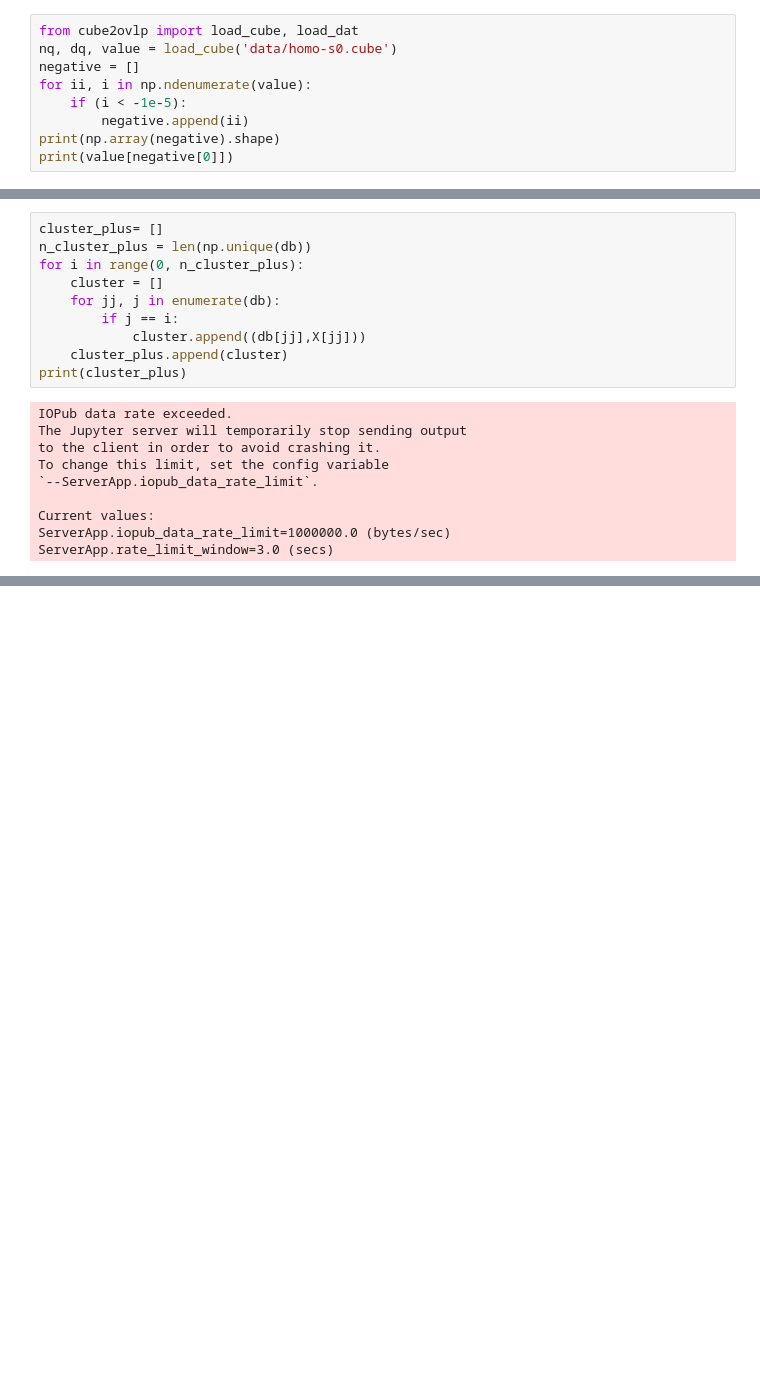
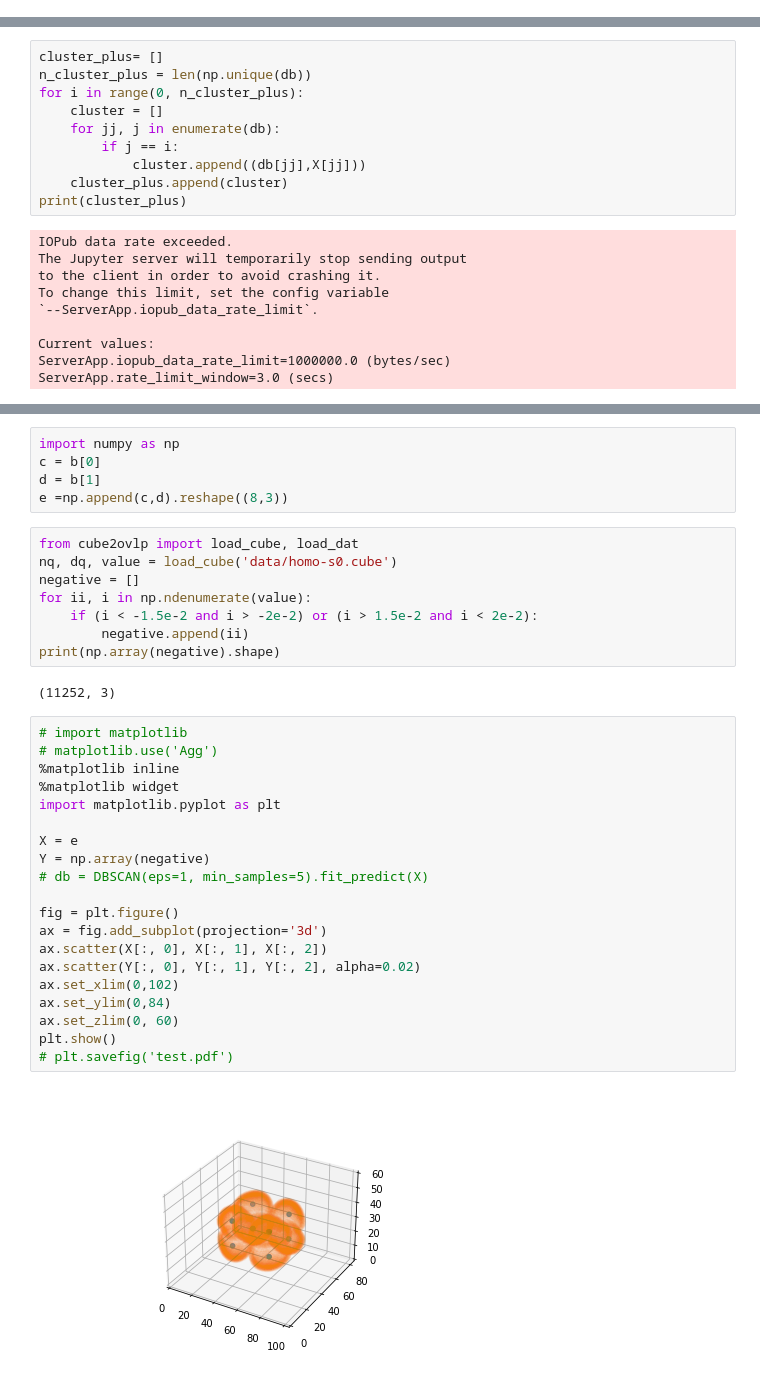
Before and after one commit to dgg95223/ML_Coupling, a Jupyter notebook: Untitled.ipynb, the cells around one changed output, grey strips where cells are left out. Saved outputs shown, nothing was run; the diff lists cells and outputs as text; blank space fills up the shorter version.

```diff
--- a/Untitled.ipynb
+++ b/Untitled.ipynb
@@ -113,12 +113,3 @@ print(db)
 # %% [output]
 [0 0 0 0 0 0 0 0 0 0 0 0 0 0 0 0 0 0 0 0 0 0 0 0 0 0 0 1 1 1 1 1 1 1 1 1 1
  1 1 1 1 1 1 1 1 1 1 1 1 1 1 1 1 1]
-# %%
-from cube2ovlp import load_cube, load_dat
-nq, dq, value = load_cube('data/homo-s0.cube')
-negative = []
-for ii, i in np.ndenumerate(value):
-    if (i < -1e-5):
-        negative.append(ii)
-print(np.array(negative).shape)
-print(value[negative[0]])
@@ -177,0 +178,37 @@ IndexError: invalid index to scalar variable.
+# %%
+import numpy as np
+c = b[0]
+d = b[1]
+e =np.append(c,d).reshape((8,3))
+# %%
+from cube2ovlp import load_cube, load_dat
+nq, dq, value = load_cube('data/homo-s0.cube')
+negative = []
+for ii, i in np.ndenumerate(value):
+    if (i < -1.5e-2 and i > -2e-2) or (i > 1.5e-2 and i < 2e-2):
+        negative.append(ii)
+print(np.array(negative).shape)
+# %% [output]
+(11252, 3)
+# %%
+# import matplotlib
+# matplotlib.use('Agg')
+%matplotlib inline
+%matplotlib widget
+import matplotlib.pyplot as plt
+
+X = e
+Y = np.array(negative)
+# db = DBSCAN(eps=1, min_samples=5).fit_predict(X)
+
+fig = plt.figure()
+ax = fig.add_subplot(projection='3d')
+ax.scatter(X[:, 0], X[:, 1], X[:, 2])
+ax.scatter(Y[:, 0], Y[:, 1], Y[:, 2], alpha=0.02)
+ax.set_xlim(0,102)
+ax.set_ylim(0,84)
+ax.set_zlim(0, 60)
+plt.show()
+# plt.savefig('test.pdf')
+# %% [output]
+[figure, added]
```
Also changed, not shown: parts of 4 cells of this notebook, 1 other file.
